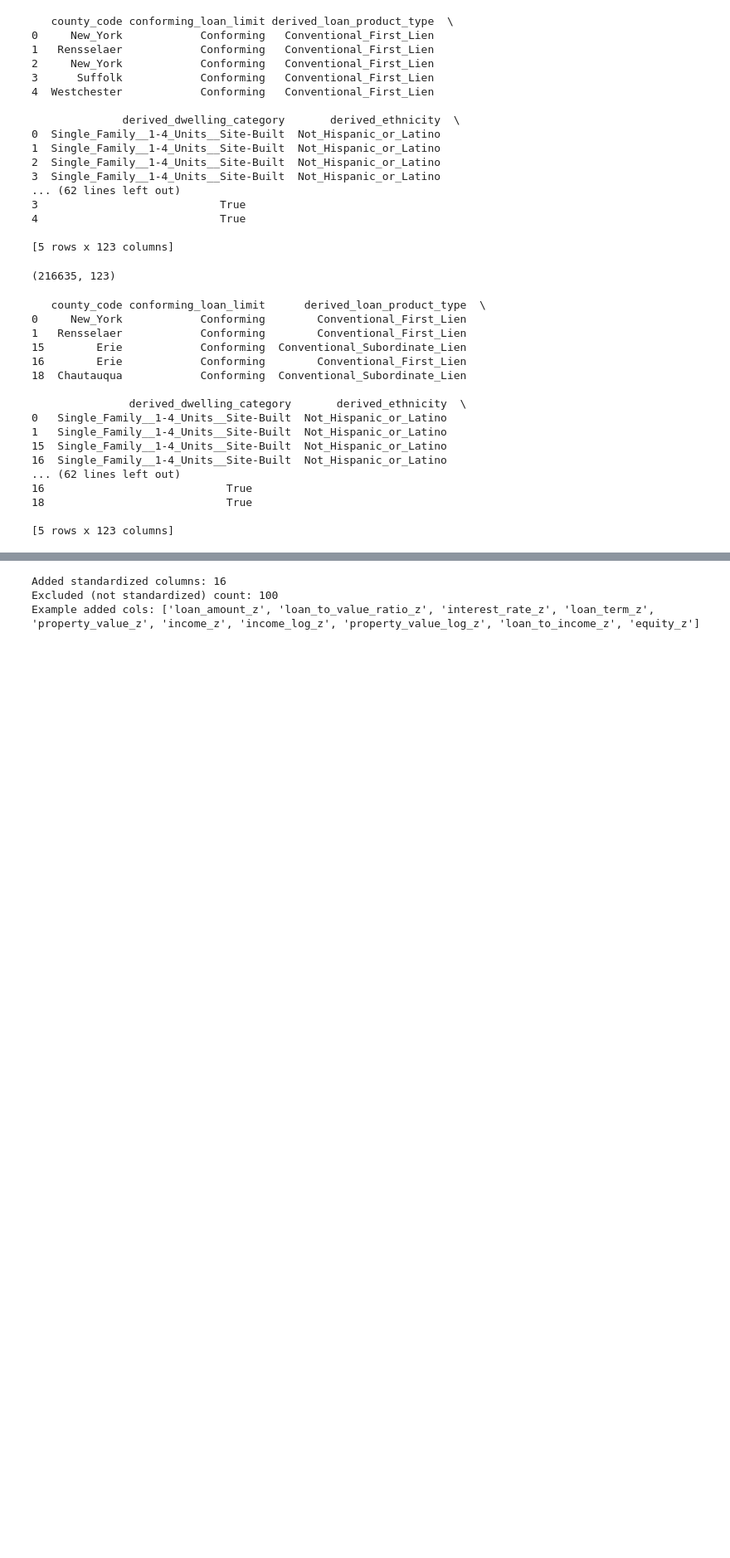
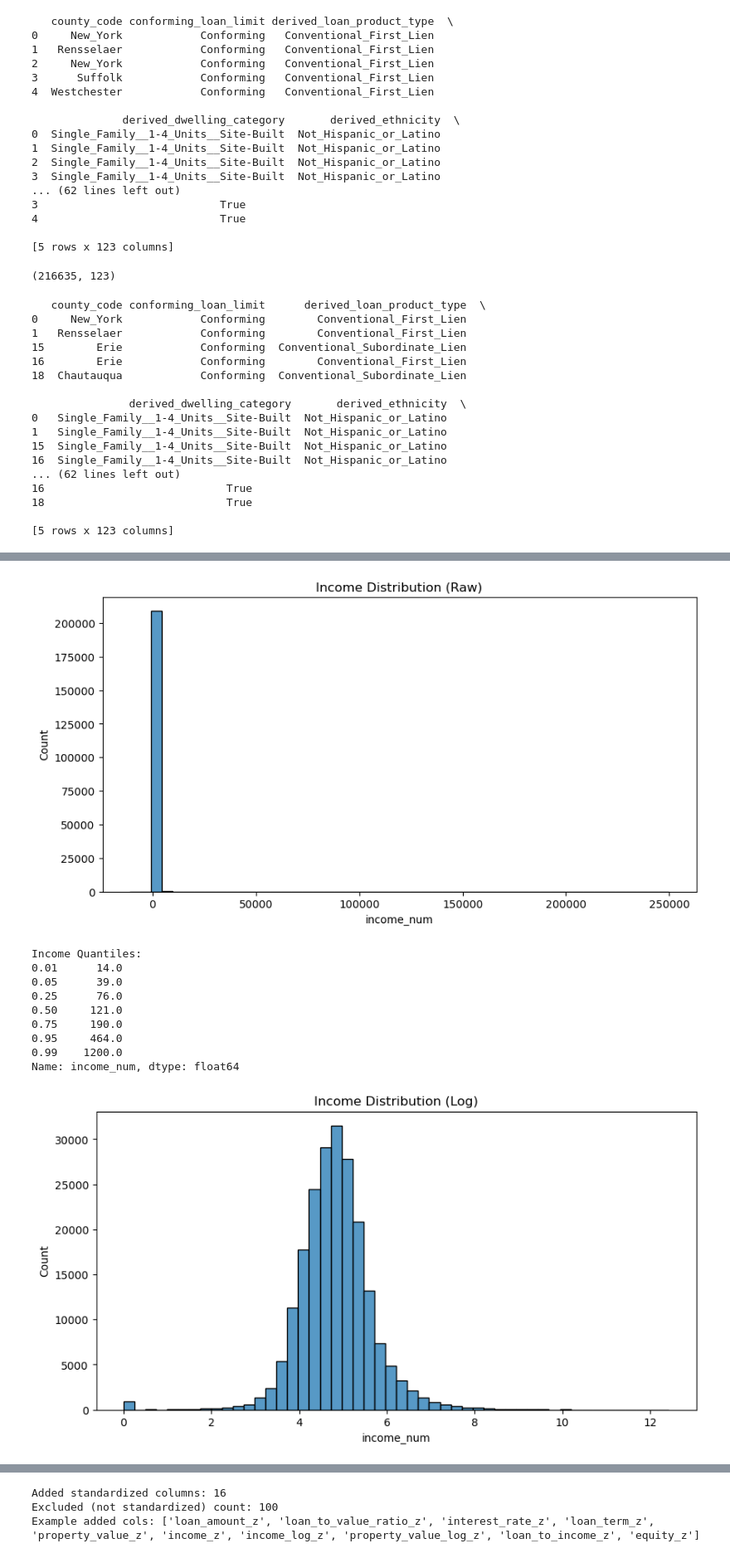
Before and after one commit to zeeliu7/hmda-ny-2024-analytics, a Jupyter notebook: hmda_ny_2024_analysis.ipynb, the cells around one changed output, grey strips where cells are left out. Shown at 83% size. Saved outputs shown, nothing was run; the diff lists cells and outputs as text; code cells hidden in the pictures; blank space fills up the shorter version.

```diff
--- a/hmda_ny_2024_analysis.ipynb
+++ b/hmda_ny_2024_analysis.ipynb
@@ -462,0 +611,38 @@ print(df.head())
+# %%
+# Income Distribution (Raw)
+df["income_num"] = to_numeric_series(df["income"])
+income_num = df["income_num"].dropna()
+
+plt.figure(figsize = (10, 5))
+sns.histplot(income_num, bins = 50)
+plt.title("Income Distribution (Raw)")
+plt.savefig("figures/income_distribution_raw.png",
+            dpi=300,
+            bbox_inches="tight")
+plt.show()
+
+print("Income Quantiles:")
+print(income_num.quantile([0.01, 0.05, 0.25, 0.50, 0.75, 0.95, 0.99]))
+
+# Income Distribution (Log)
+log_income = np.log1p(income_num)
+
+plt.figure(figsize = (10, 5))
+sns.histplot(log_income, bins = 50)
+plt.title("Income Distribution (Log)")
+plt.savefig("figures/income_distribution_log.png",
+            dpi=300,
+            bbox_inches="tight")
+plt.show()
+# %% [output]
+[figure, added]
+Income Quantiles:
+0.01      14.0
+0.05      39.0
+0.25      76.0
+0.50     121.0
+0.75     190.0
+0.95     464.0
+0.99    1200.0
+Name: income_num, dtype: float64
+[figure, added]
```
Also changed, not shown: parts of 25 cells of this notebook.
